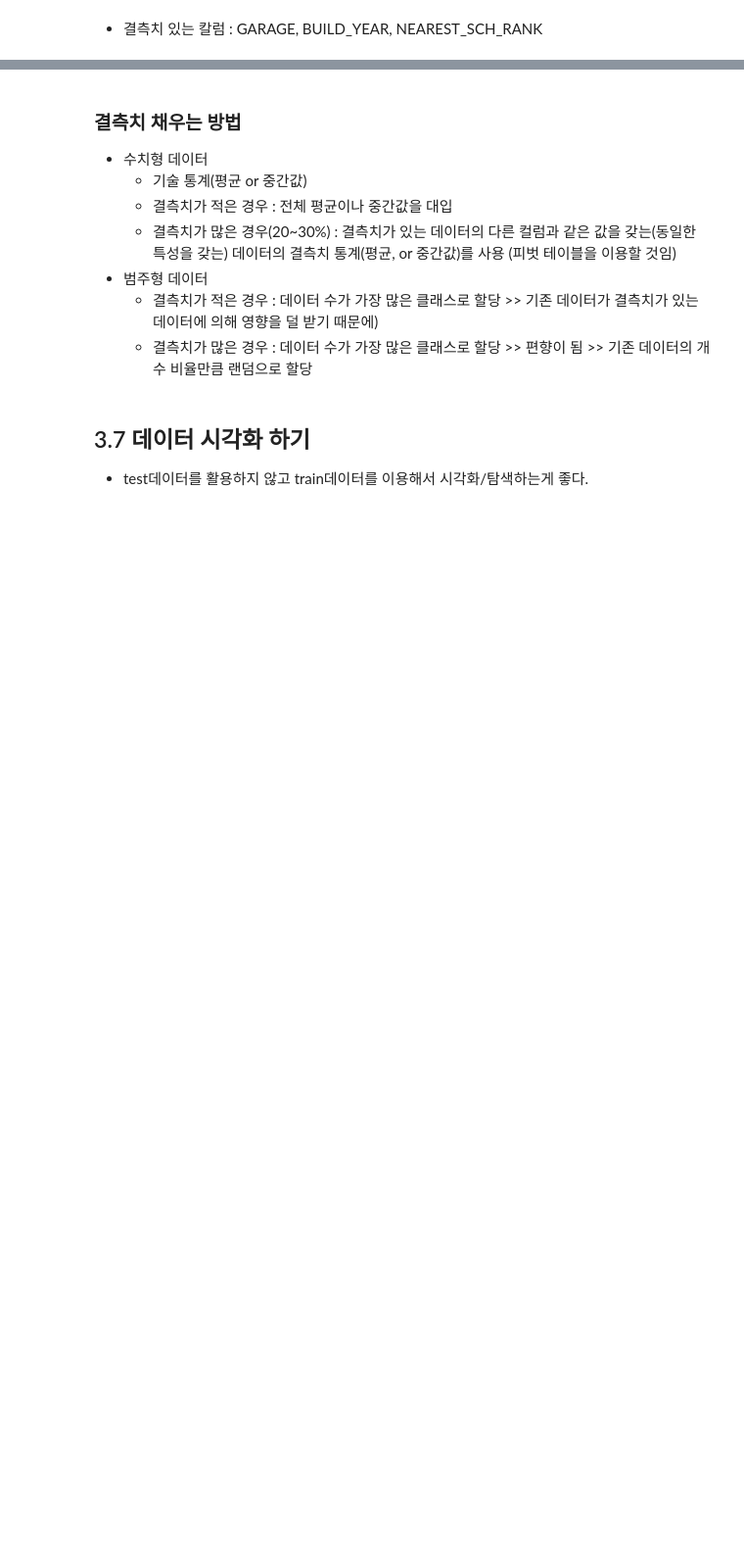
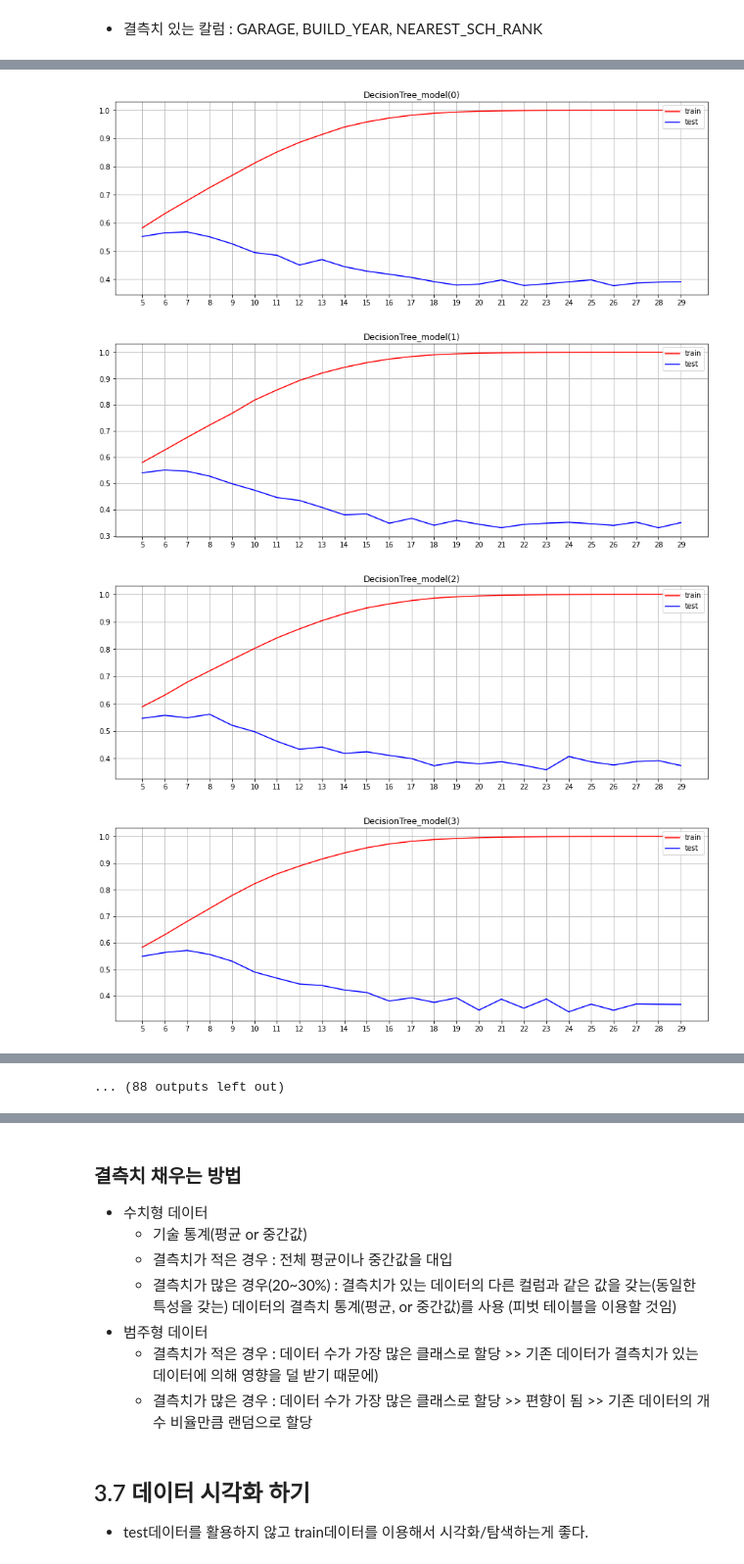
Before and after one commit to MinjuKang727/Python, a Jupyter notebook: Machine_Learning/Kaggle_Regression_House_Price.ipynb, the cells around one changed output, grey strips where cells are left out. Shown at 98% size. Saved outputs shown, nothing was run; the diff lists cells and outputs as text; code cells hidden in the pictures; blank space fills up the shorter version.

```diff
--- a/Machine_Learning/Kaggle_Regression_House_Price.ipynb
+++ b/Machine_Learning/Kaggle_Regression_House_Price.ipynb
@@ -114,0 +150,7 @@ NameError: name 'train1' is not defined
+# %%
+#4- /20-3/43-5/45-5
+X_train2, X_val, y_train2, y_val = train_test_split(X_train, y_train, test_size = 0.3, random_state=45)
+
+knn_model2 = KNeighborsRegressor(n_neighbors=5)
+knn_model2.fit(X_train2, y_train2)
+submission['PRICE'] = knn_model2.predict(X_test)
@@ -114,0 +159,27 @@ NameError: name 'train1' is not defined
+# %%
+from sklearn.tree import DecisionTreeRegressor
+
+for i in range(100) :
+    X_train2, X_val, y_train2, y_val = train_test_split(X_train, y_train, test_size = 0.3, random_state=i)
+    train_acc = []
+    test_acc = []
+
+    max_depth = range(5, 30, 1)
+    for d in max_depth :
+        dt_model = DecisionTreeRegressor(max_depth = d)
+        dt_model.fit(X_train2, y_train2)
+        train_acc.append(dt_model.score(X_train2, y_train2))
+        test_acc.append(dt_model.score(X_val, y_val))
+    plt.figure(figsize=(15, 5))
+    plt.plot(max_depth, train_acc, c='r', label = 'train')
+    plt.plot(max_depth, test_acc, c='b', label = 'test')
+    plt.xticks( range(5, 30, 1))
+    plt.grid()
+    plt.title(f'DecisionTree_model({i})')
+    plt.legend(loc='upper right')
+    plt.show()
+# %% [output]
+[figure, added]
+[figure, added]
+[figure, added]
+[figure, added]
@@ -114,0 +194 @@ NameError: name 'train1' is not defined
+... (88 outputs left out)
```
Also changed, not shown: parts of 23 cells of this notebook, 2 other files.
